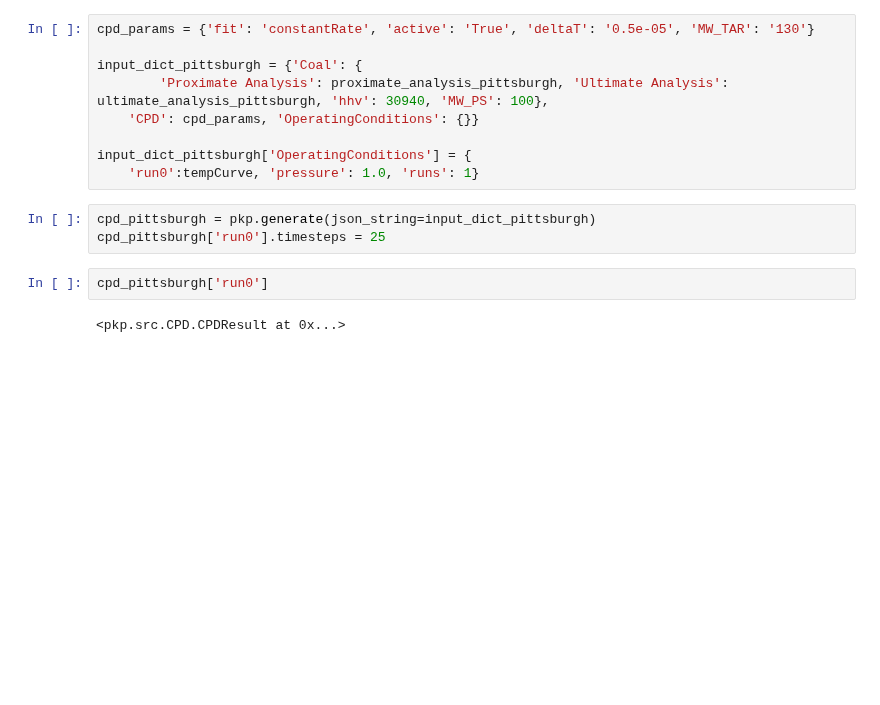
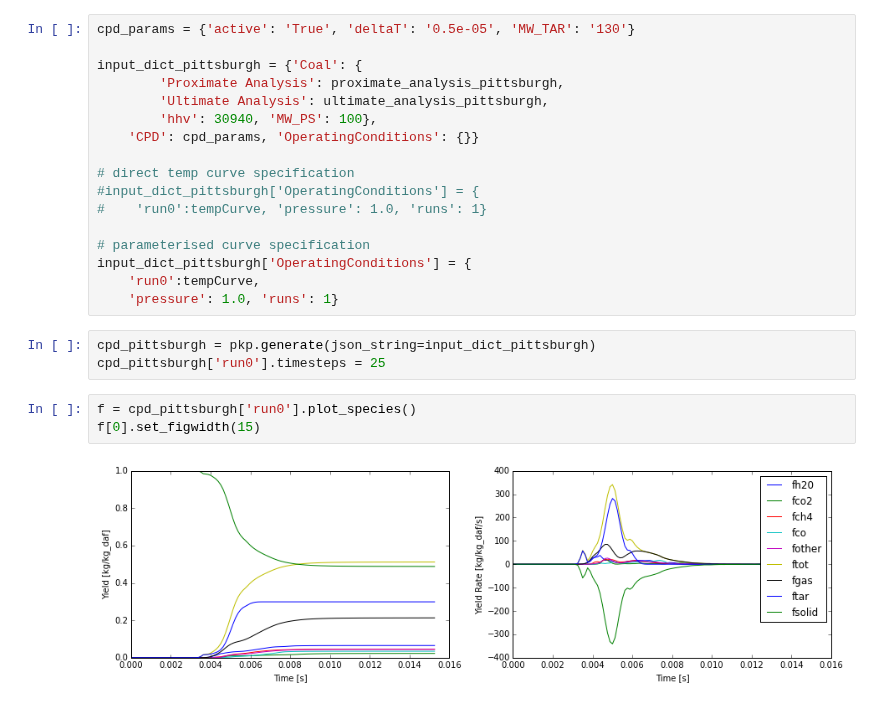
Before and after one commit to ostein/notebooks, a Jupyter notebook: pkp/Newland.ipynb, the cells around one changed output. Cells and saved outputs as stored; diff of their text form; blank space fills up the shorter version.

```diff
--- a/pkp/Newland.ipynb
+++ b/pkp/Newland.ipynb
@@ -66,16 +82,25 @@ tempCurve = [(0.00069361169602416345, 325.82868957519531),
 # %%
-cpd_params = {'fit': 'constantRate', 'active': 'True', 'deltaT': '0.5e-05', 'MW_TAR': '130'}
+cpd_params = {'active': 'True', 'deltaT': '0.5e-05', 'MW_TAR': '130'}
 
 input_dict_pittsburgh = {'Coal': {
-        'Proximate Analysis': proximate_analysis_pittsburgh, 'Ultimate Analysis': ultimate_analysis_pittsburgh, 'hhv': 30940, 'MW_PS': 100},
+        'Proximate Analysis': proximate_analysis_pittsburgh,
+        'Ultimate Analysis': ultimate_analysis_pittsburgh,
+        'hhv': 30940, 'MW_PS': 100},
     'CPD': cpd_params, 'OperatingConditions': {}}
 
+# direct temp curve specification
+#input_dict_pittsburgh['OperatingConditions'] = {
+#    'run0':tempCurve, 'pressure': 1.0, 'runs': 1}
+
+# parameterised curve specification
 input_dict_pittsburgh['OperatingConditions'] = {
-    'run0':tempCurve, 'pressure': 1.0, 'runs': 1}
+    'run0':tempCurve,
+    'pressure': 1.0, 'runs': 1}
 # %%
 cpd_pittsburgh = pkp.generate(json_string=input_dict_pittsburgh)
 cpd_pittsburgh['run0'].timesteps = 25
-# %%
-cpd_pittsburgh['run0']
-# %% [output]
-<pkp.src.CPD.CPDResult at 0x...>
+# %%
+f = cpd_pittsburgh['run0'].plot_species()
+f[0].set_figwidth(15)
+# %% [output]
+[figure, added]
```
Also changed, not shown: parts of 27 cells of this notebook, 1 other file.
